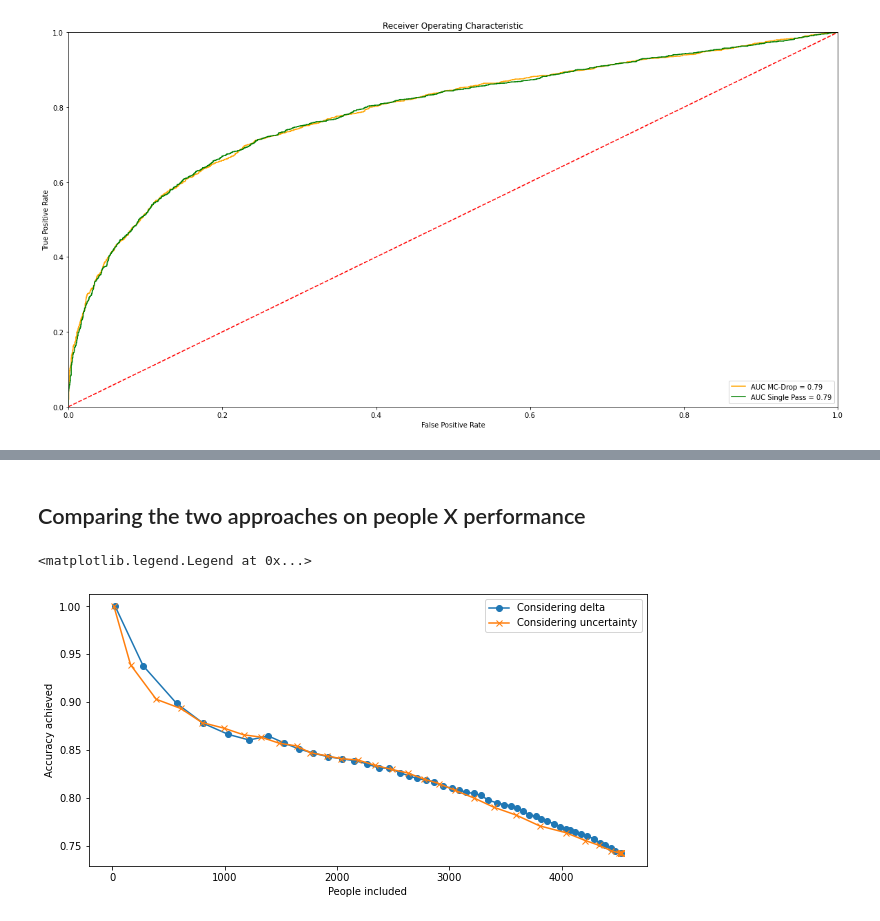
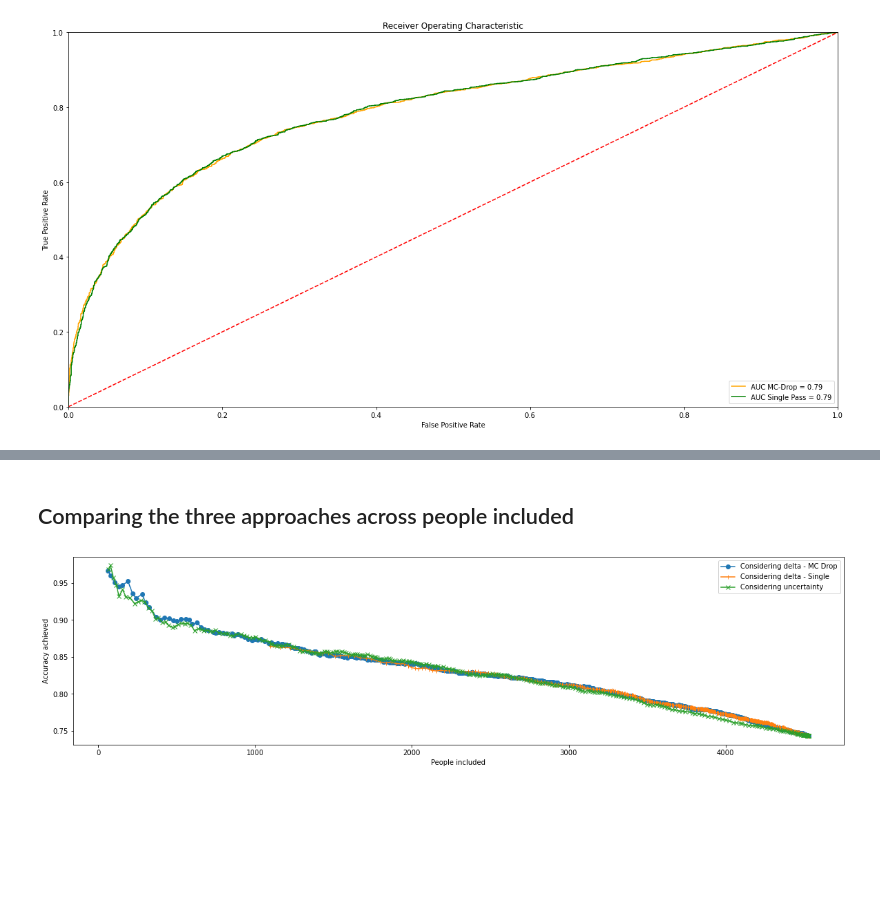
Before and after one commit to tighu20/adni_phenotypes, a Jupyter notebook: results/NACC_Results.ipynb, the cells around one changed output, grey strips where cells are left out. Drawn from its saved outputs; the diff is of its cells as text; code cells hidden in the pictures; blank space fills up the shorter version.

Commit message:
more systematic plots on NACC

```diff
--- a/results/NACC_Results.ipynb
+++ b/results/NACC_Results.ipynb
@@ -230,0 +224,13 @@ Text(0, 0.5, 'Accuracy achieved')
+# %%
+accs_delta_mc, accs_delta_1 = [], []
+sens_delta_mc, sens_delta_1 = [], []
+spes_delta_mc, spes_delta_1 = [], []
+people_delta_mc, people_delta_1 = [], []
+
+for delta_val in np.arange(0.012, 0.51, 0.001):
+
+    tmp_df = joined_df.loc[(joined_df['mean'] < delta_val) | (joined_df['mean'] > 1- delta_val), :]
+    populate_arrs_for_df(tmp_df, accs_delta_mc, sens_delta_mc, spes_delta_mc, people_delta_mc)
+
+    tmp_df = single_pass.loc[(single_pass['mean'] < delta_val) | (single_pass['mean'] > 1- delta_val), :]
+    populate_arrs_for_df(tmp_df, accs_delta_1, sens_delta_1, spes_delta_1, people_delta_1)
@@ -231,13 +262,14 @@ Text(0, 0.5, 'Accuracy achieved')
 # %% [markdown]
-## Comparing the two approaches on people X performance
+## Comparing the three approaches across people included
 # %%
-plt.subplots(figsize=(10,5))
-plt.plot(people_delta, accs_delta, 'o-', label='Considering delta')
+plt.subplots(figsize=(20,5))
+plt.plot(people_delta_mc, accs_delta_mc, 'o-', label='Considering delta - MC Drop')
+plt.plot(people_delta_1, accs_delta_1, '|-', label='Considering delta - Single')
 plt.plot(people, accs, 'x-', label='Considering uncertainty')
 plt.xlabel('People included')
 plt.ylabel('Accuracy achieved')
 plt.legend()
+plt.show()
 # %% [output]
-<matplotlib.legend.Legend at 0x...>
-[figure, old version]
+[figure, new version]
 # %%
```
Also changed, not shown: parts of 29 cells of this notebook, 1 other file.
